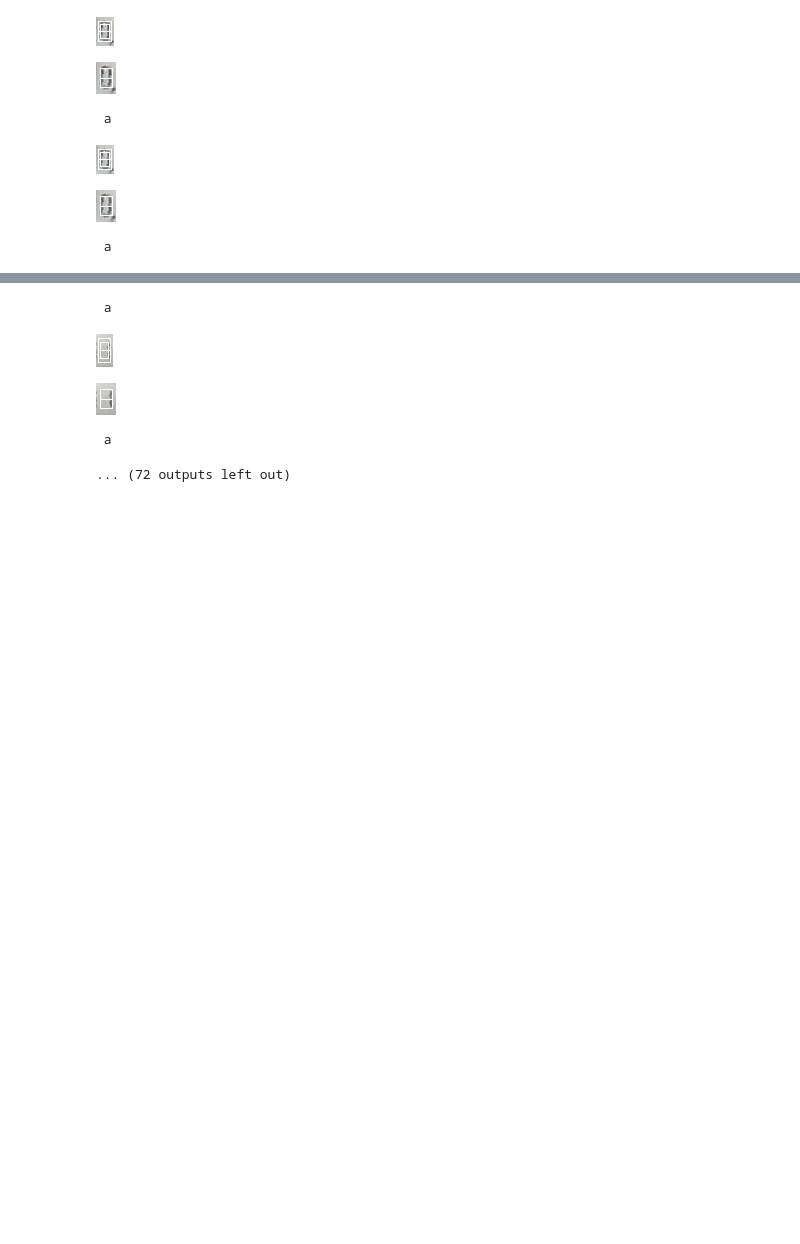
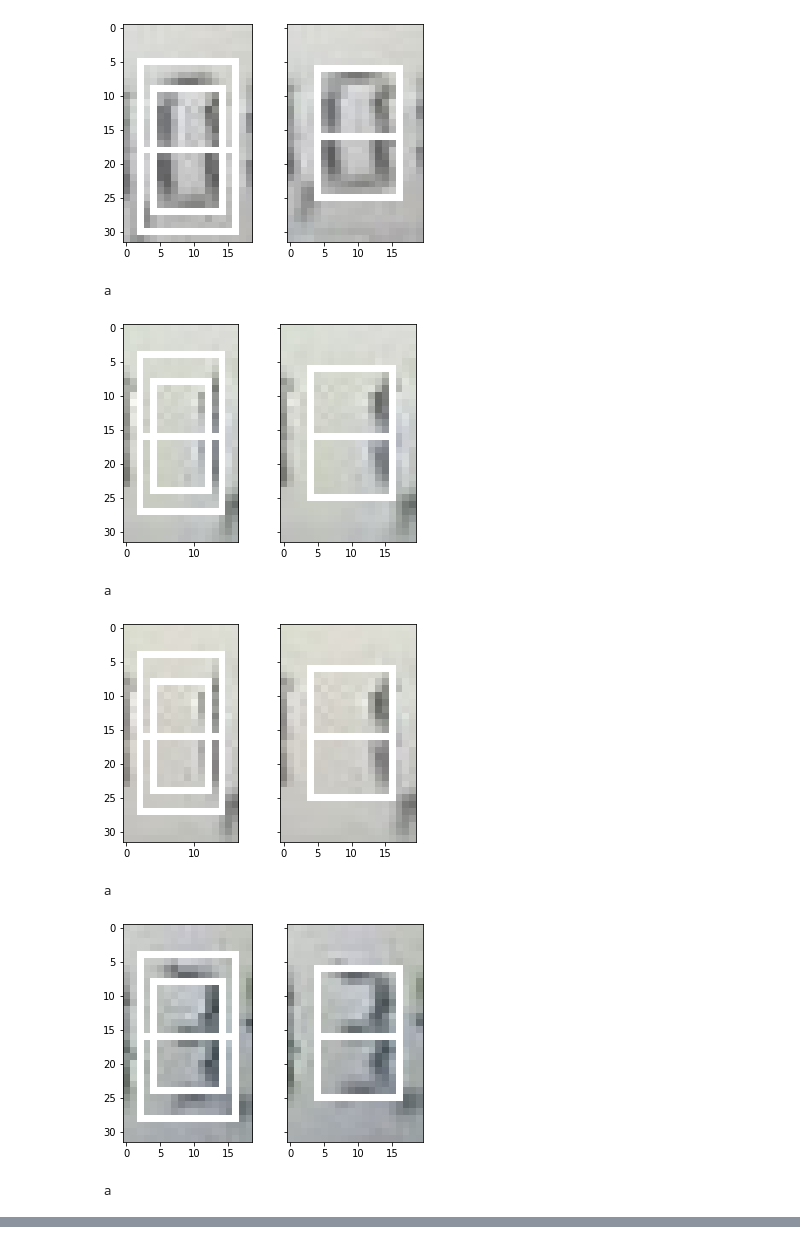
Before and after one commit to jomjol/neural-network-autotrain-digital-counter, a Jupyter notebook: ROI-TestImage.ipynb, the cells around one changed output, grey strips where cells are left out. Saved outputs shown, nothing was run; the diff lists cells and outputs as text; code cells hidden in the pictures; blank space fills up the shorter version.

Commit message:
New images

```diff
--- a/ROI-TestImage.ipynb
+++ b/ROI-TestImage.ipynb
@@ -27,38 +28,47 @@ for aktfile in files:
 #    print(aktfile)
     base = os.path.basename(aktfile)
     test_image = Image.open(aktfile)
 #    print(test_image.size)
 
     offset_x = test_image.size[0] * tolerance_band
     offset_y = test_image.size[1] * tolerance_band
 
+#    fig, axs = pyplot.subplots(2, sharex='col', sharey='row', gridspec_kw={'hspace': 0, 'wspace': 0})
+    fig, axs = pyplot.subplots(1, 2, sharex='col', sharey='row', gridspec_kw={'hspace': 0, 'wspace': 0})
+
     draw = ImageDraw.Draw(test_image)
 #    shape = [(test_image.size[0] * left, test_image.size[1] * oben), (test_image.size[0] * (left + breite), test_image.size[1] * (oben + hoehe))]
     shape = [(test_image.size[0] * left+offset_x, test_image.size[1] * oben+offset_y), (test_image.size[0] * (left + breite)-offset_x, test_image.size[1] * (oben + hoehe)-offset_y)]
     draw.rectangle(shape, outline ="white")
     shape = [(test_image.size[0] * left-offset_x, test_image.size[1] * oben-offset_y), (test_image.size[0] * (left + breite)+offset_x, test_image.size[1] * (oben + hoehe)+offset_y)]
     draw.rectangle(shape, outline ="white")
     draw.line((test_image.size[0] * left, test_image.size[1]*0.5) + (test_image.size[0] * (left+breite), test_image.size[1]*0.5))
-    display(test_image)
+
+    axs[0].imshow(test_image)
+#    display(test_image)
 
     test_image = Image.open(aktfile)
 
     test_image = test_image.resize((target_x, target_y))
     shape = [(test_image.size[0] * left, test_image.size[1] * oben), (test_image.size[0] * (left + breite), test_image.size[1] * (oben + hoehe))]
     draw = ImageDraw.Draw(test_image)
     draw.rectangle(shape, outline ="white")
     draw.line((test_image.size[0] * left, test_image.size[1]*0.5) + (test_image.size[0] * (left+breite), test_image.size[1]*0.5))
-    display(test_image)
+    axs[1].imshow(test_image)
+    pyplot.show()
+#    display(test_image)
 
     test = input()
     if test == "a":             # Bild ist okay !!!
         shutil.move(aktfile, Output_okay + "/" +  base)
     if test == "f":             # Bild ist nicht okay !!!
         shutil.move(aktfile, Output_not_okay + "/" + base)
 # %% [output]
-[figure, old version]
+[figure, new version]
+ a
-[figure, old version]
+[figure, new version]
- a
+ a
-[figure, old version]
+[figure, new version]
+ a
-[figure, old version]
+[figure, new version]
- a
+ a
@@ -67,5 +77,0 @@ for aktfile in files:
- a
-[figure, removed]
-[figure, removed]
- a
-... (72 outputs left out)
```
Also changed, not shown: parts of 2 cells of this notebook, 10 other files.
